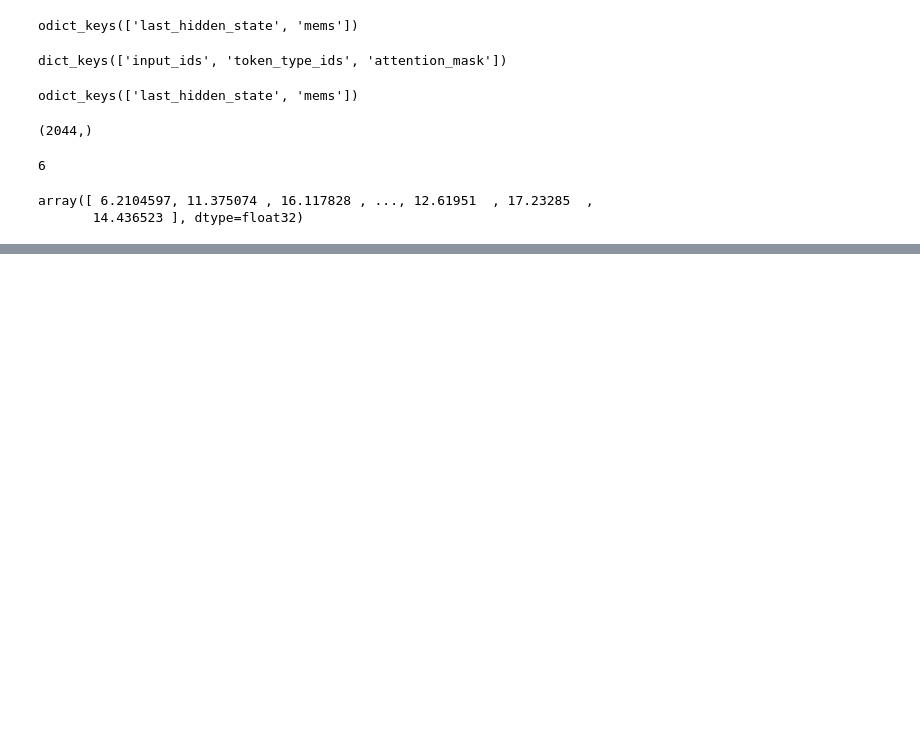
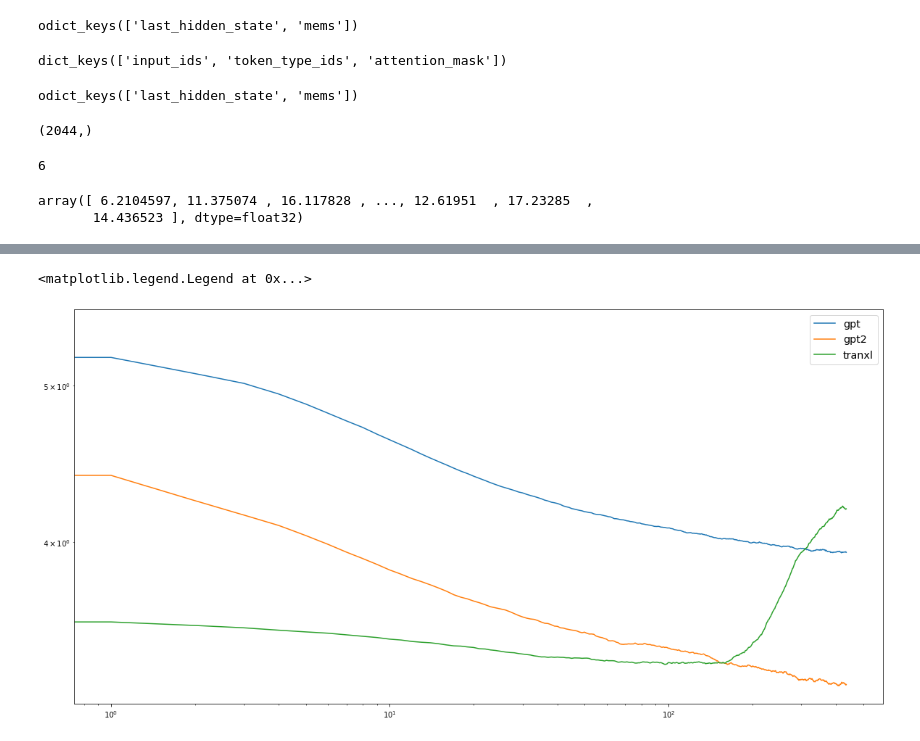
Before and after one commit to daniter-cu/discoher, a Jupyter notebook: notebooks/LRD.ipynb, the cells around one changed output, grey strips where cells are left out. Cells and saved outputs as stored; diff of their text form; code cells hidden in the pictures; blank space fills up the shorter version.

```diff
--- a/notebooks/LRD.ipynb
+++ b/notebooks/LRD.ipynb
@@ -380,0 +381,27 @@ plt.legend()
+# %%
+names = ["gpt" ,"gpt2","tranxl"]# ,"xlnet"]
+plt.figure(figsize=(20,10))
+plt.yscale('log')
+plt.xscale('log')
+
+all_avg_data = {}
+
+for name in names:
+    test_data = []
+    with open("../results/remote_results_test/results-%s.npy" % name, "rb") as f:
+        while True:
+            try:
+                test_data.append(np.load(f,allow_pickle=True))
+            except OSError as e:
+                break
+    shaped_data = []
+    for data in test_data:
+        shaped_data.append(data.reshape(-1, 511))
+    shaped_data = np.concatenate(shaped_data)
+    mean_data = np.mean(shaped_data, axis=0)
+    all_avg_data[name] = moving_average(mean_data[:450], 15)
+    plt.plot(moving_average(mean_data[:450], 15), label=name)
+plt.legend(fontsize="x-large")
+# %% [output]
+<matplotlib.legend.Legend at 0x...>
+[figure, added]
```
Also changed, not shown: parts of 4 cells of this notebook, 1 other file.
